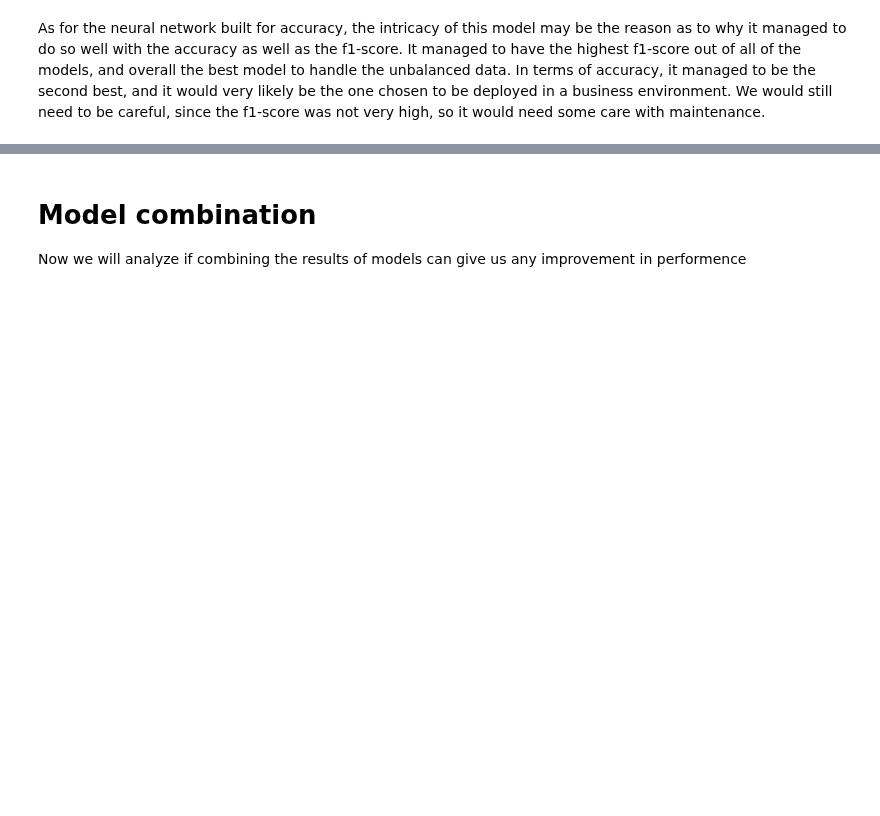
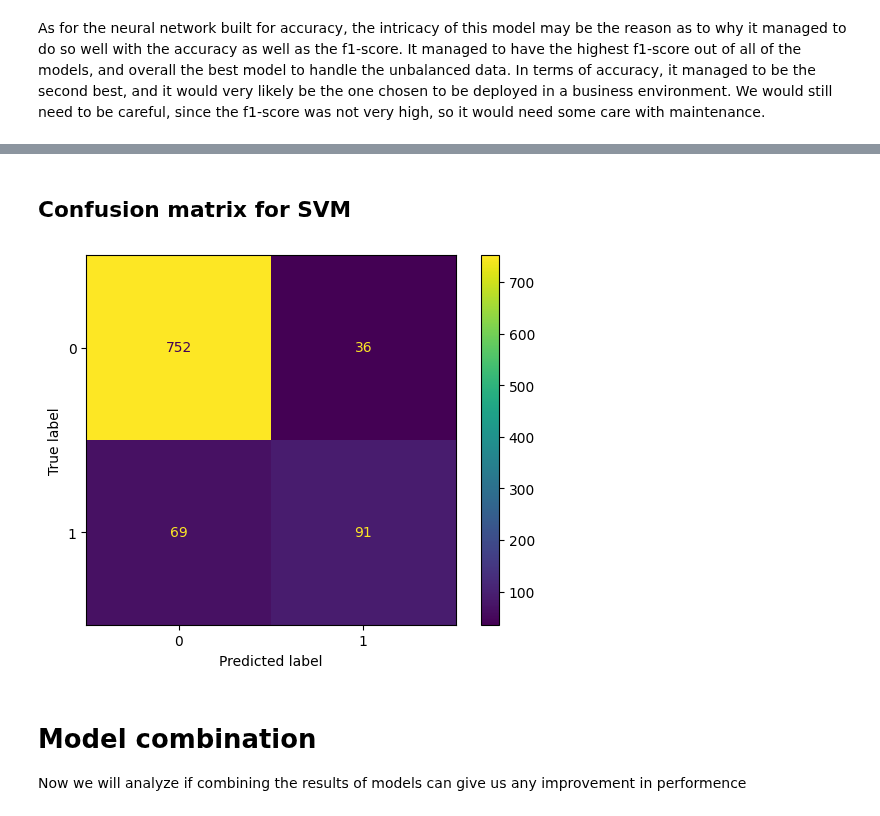
Before and after one commit to TheNoobGoda/ids-project, a Jupyter notebook: src/delivery.ipynb, the cells around one changed output, grey strips where cells are left out. Drawn from its saved outputs; the diff is of its cells as text; code cells hidden in the pictures; blank space fills up the shorter version.

```diff
--- a/src/delivery.ipynb
+++ b/src/delivery.ipynb
@@ -900,3 +915,18 @@ As for the neural network built for accuracy, the intricacy of this model may be
+# %% [markdown]
+## Confusion matrix for SVM
+# %%
+model = SVC(C= 10, degree= 2, gamma= 1, kernel= 'rbf')
+model.fit(X_oversampled,y_oversampled)
+
+yhat = model.predict(X_test)
+
+conf_matrix = sklearn.metrics.confusion_matrix(yhat,y_test)
+disp = sklearn.metrics.ConfusionMatrixDisplay(conf_matrix)
+
+disp.plot()
+plt.show()
+# %% [output]
+[figure, added]
 # %% [markdown]
 # Model combination
 
```
Also changed, not shown: parts of 2 cells of this notebook, 1 other file.
